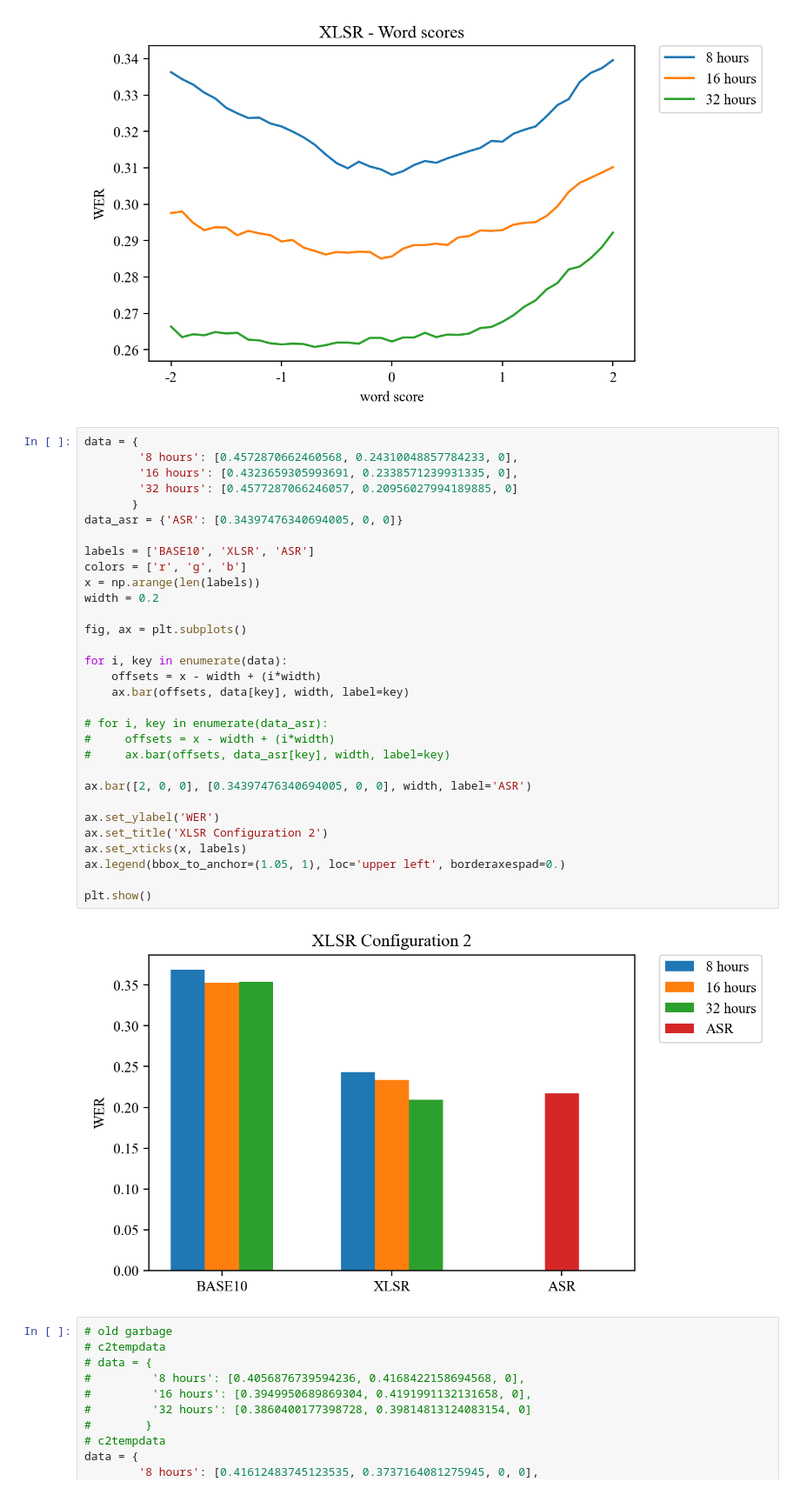
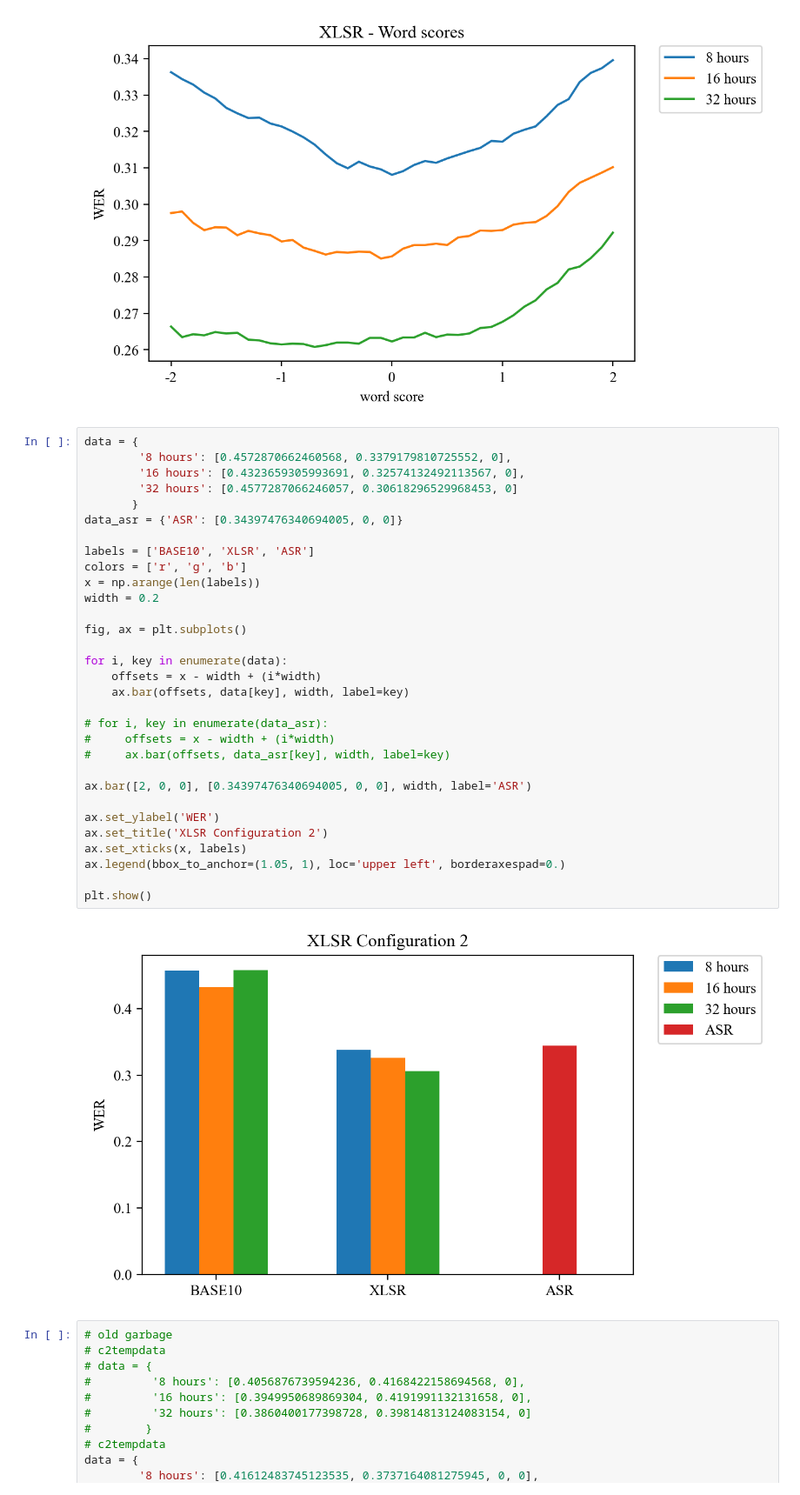
Before and after one commit to Thomaskolb/bsc-thesis, a Jupyter notebook: scripts/results/thesis-results.ipynb, the cells around one changed output. Shown at 87% size. Drawn from its saved outputs; the diff is of its cells as text.

```diff
--- a/scripts/results/thesis-results.ipynb
+++ b/scripts/results/thesis-results.ipynb
@@ -227,37 +227,37 @@ plt.show()
 [figure]
 # %%
 data = {
-        '8 hours': [0.4572870662460568, 0.24310048857784233, 0],
-        '16 hours': [0.4323659305993691, 0.2338571239931335, 0],
-        '32 hours': [0.4577287066246057, 0.20956027994189885, 0]
+        '8 hours': [0.4572870662460568, 0.3379179810725552, 0],
+        '16 hours': [0.4323659305993691, 0.32574132492113567, 0],
+        '32 hours': [0.4577287066246057, 0.30618296529968453, 0]
        }
 data_asr = {'ASR': [0.34397476340694005, 0, 0]}
 
 labels = ['BASE10', 'XLSR', 'ASR']
 colors = ['r', 'g', 'b']
 x = np.arange(len(labels))
 width = 0.2
 
 fig, ax = plt.subplots()
 
 for i, key in enumerate(data):
     offsets = x - width + (i*width)
     ax.bar(offsets, data[key], width, label=key)
 
 # for i, key in enumerate(data_asr):
 #     offsets = x - width + (i*width)
 #     ax.bar(offsets, data_asr[key], width, label=key)
 
 ax.bar([2, 0, 0], [0.34397476340694005, 0, 0], width, label='ASR')
 
 ax.set_ylabel('WER')
 ax.set_title('XLSR Configuration 2')
 ax.set_xticks(x, labels)
 ax.legend(bbox_to_anchor=(1.05, 1), loc='upper left', borderaxespad=0.)
 
 plt.show()
 # %% [output]
-[figure, old version]
+[figure, new version]
 # %%
 # old garbage
 # c2tempdata
```
Also changed, not shown: 1 other file.
